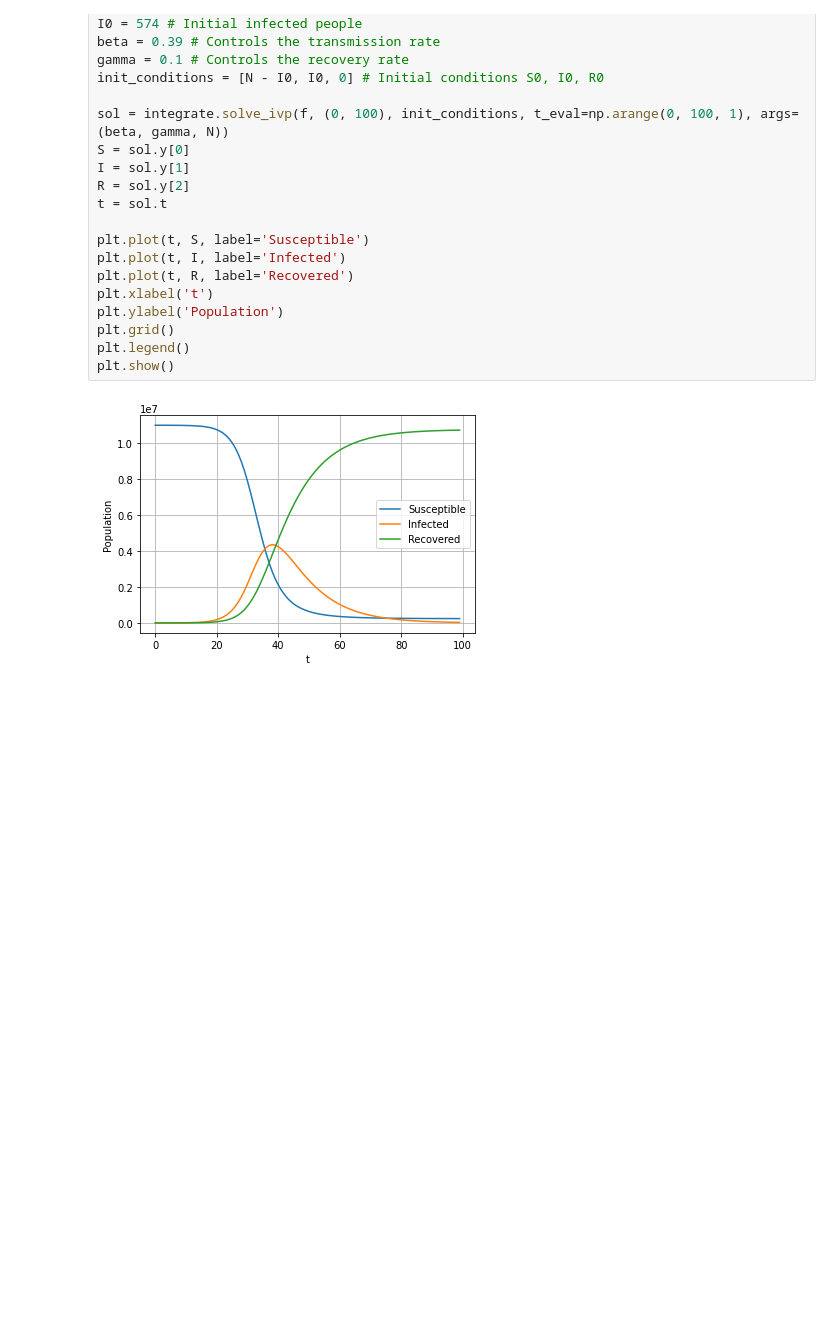
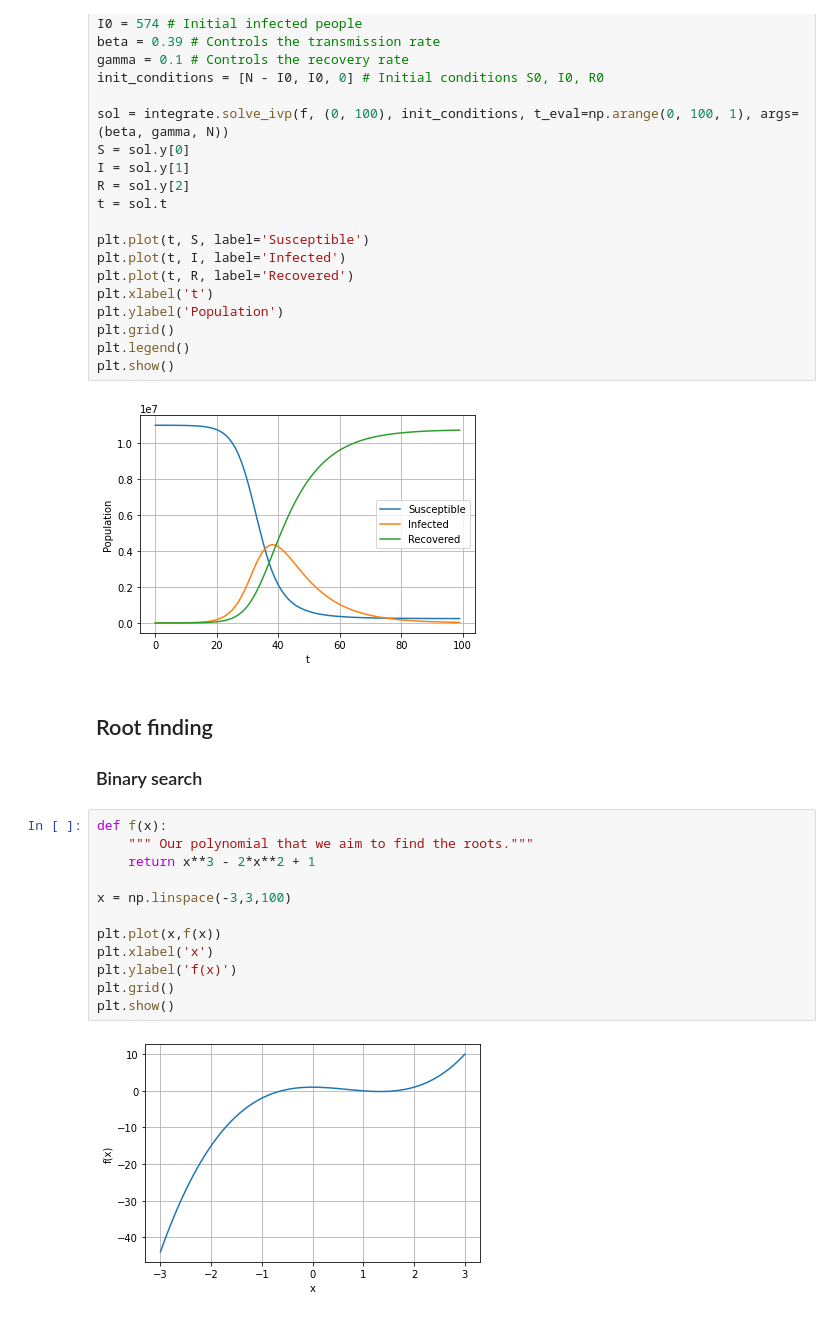
Before and after one commit to franklinzppa/studies-physics, a Jupyter notebook: math-tools.ipynb, the cells around one changed output. Cells and saved outputs as stored; diff of their text form; blank space fills up the shorter version.

Commit message:
root finding

```diff
--- a/math-tools.ipynb
+++ b/math-tools.ipynb
@@ -169,3 +170,21 @@ plt.legend()
 plt.show()
 # %% [output]
 [figure]
+# %% [markdown]
+## Root finding
+
+### Binary search
+# %%
+def f(x):
+    """ Our polynomial that we aim to find the roots."""
+    return x**3 - 2*x**2 + 1
+
+x = np.linspace(-3,3,100)
+
+plt.plot(x,f(x))
+plt.xlabel('x')
+plt.ylabel('f(x)')
+plt.grid()
+plt.show()
+# %% [output]
+[figure, added]
```
Also changed, not shown: parts of 7 cells of this notebook.
